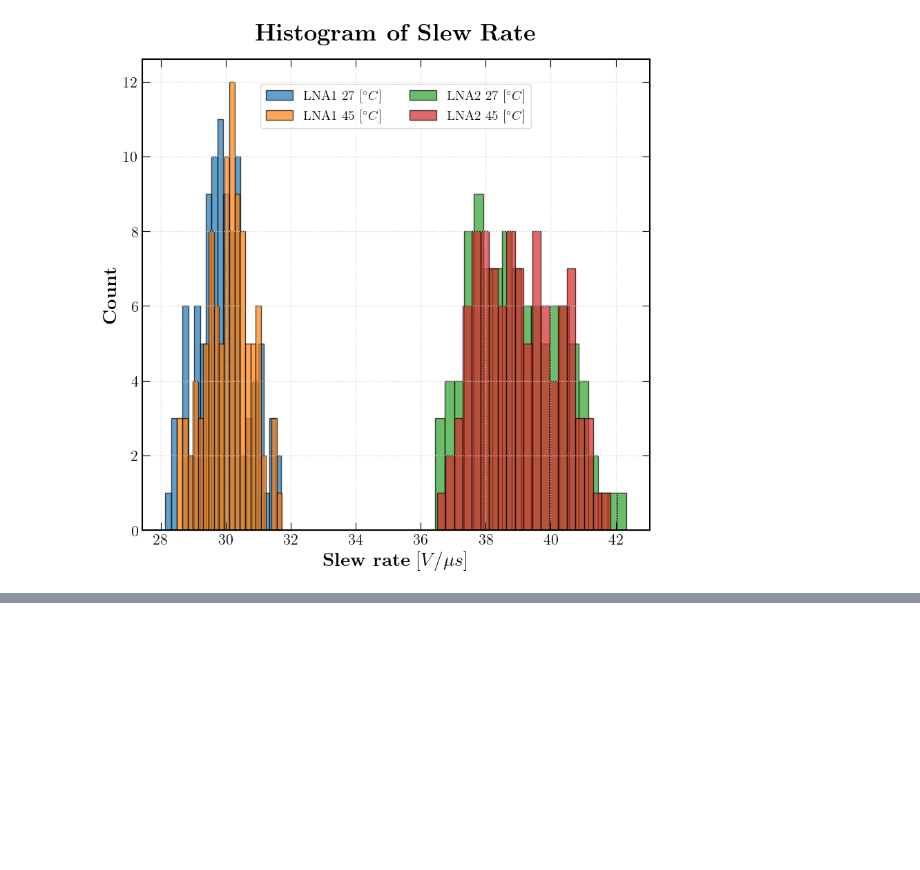
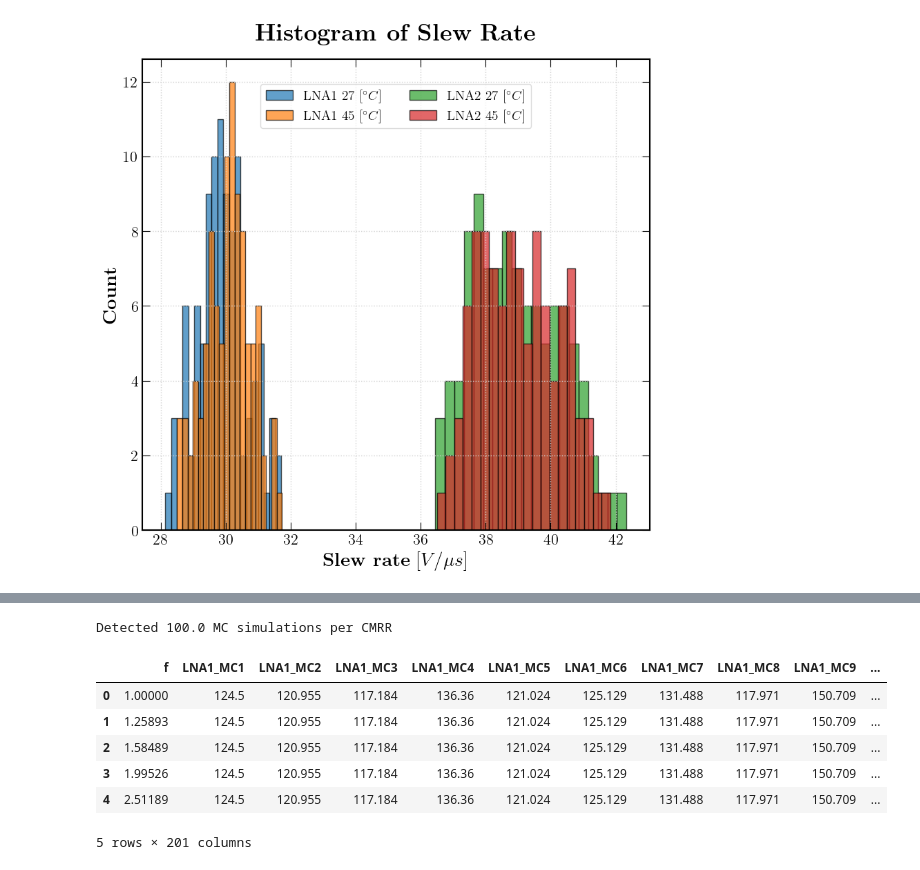
Before and after one commit to BaoTON1701/R-T_BiCMOS_run, a Jupyter notebook: code/Plot_results.ipynb, the cells around one changed output, grey strips where cells are left out. Saved outputs shown, nothing was run; the diff lists cells and outputs as text; code cells hidden in the pictures; blank space fills up the shorter version.

```diff
--- a/code/Plot_results.ipynb
+++ b/code/Plot_results.ipynb
@@ -1162,0 +1373,21 @@ LNA2:
+# %%
+MC_num = (np.size(CMRR, axis=1) - 1) / 2 # Exclude frequency column
+print(f"Detected {MC_num} MC simulations per CMRR ")
+# Assign column names
+CMRR_type = ['LNA1', 'LNA2']
+col = ['f']
+for c in CMRR_type:
+    for j in range(int(MC_num)):
+        col.append(f'{c}_MC{j+1}')
+CMRR.columns = col
+CMRR = CMRR.apply(pd.to_numeric, errors='coerce')
+CMRR.head()
+# %% [output]
+Detected 100.0 MC simulations per CMRR
+|  | f | LNA1_MC1 | LNA1_MC2 | LNA1_MC3 | LNA1_MC4 | LNA1_MC5 | LNA1_MC6 | LNA1_MC7 | LNA1_MC8 | LNA1_MC9 | ... |
+| 0 | 1.00000 | 124.5 | 120.955 | 117.184 | 136.36 | 121.024 | 125.129 | 131.488 | 117.971 | 150.709 | ... |
+| 1 | 1.25893 | 124.5 | 120.955 | 117.184 | 136.36 | 121.024 | 125.129 | 131.488 | 117.971 | 150.709 | ... |
+| 2 | 1.58489 | 124.5 | 120.955 | 117.184 | 136.36 | 121.024 | 125.129 | 131.488 | 117.971 | 150.709 | ... |
+| 3 | 1.99526 | 124.5 | 120.955 | 117.184 | 136.36 | 121.024 | 125.129 | 131.488 | 117.971 | 150.709 | ... |
+| 4 | 2.51189 | 124.5 | 120.955 | 117.184 | 136.36 | 121.024 | 125.129 | 131.488 | 117.971 | 150.709 | ... |
+5 rows × 201 columns
```
Also changed, not shown: parts of 14 cells of this notebook, 9 other files.
